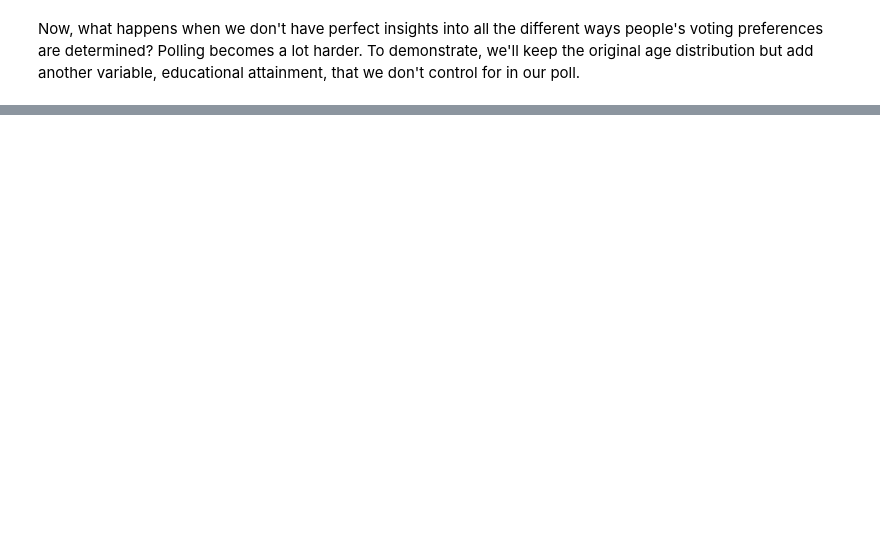
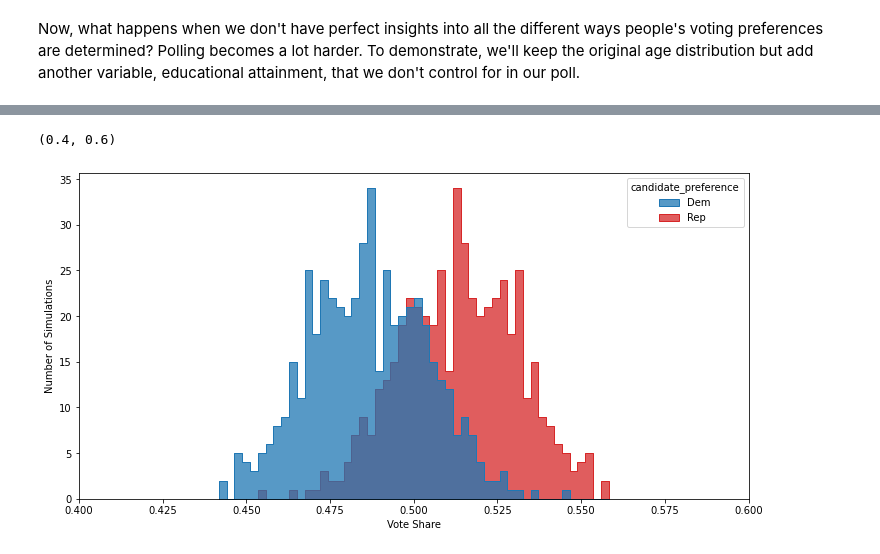
Before and after one commit to AndrewRook/polling_simulator, a Jupyter notebook: 5_obfuscated_demographics.ipynb, the cells around one changed output, grey strips where cells are left out. Saved outputs shown, nothing was run; the diff lists cells and outputs as text; code cells hidden in the pictures; blank space fills up the shorter version.

```diff
--- a/5_obfuscated_demographics.ipynb
+++ b/5_obfuscated_demographics.ipynb
@@ -105,9 +121,13 @@ demographics = [age_lt_30, age_between_30_50, age_between_50_65, age_ge_65]
 # %%
 np.random.seed(123)
-electorate = generate_electorate(1000000, demographics)
+electorate = generate_electorate(1000000, actual_demographics)
 # %%
-demographic_size = [
+actual_demographic_fractions = [
     demographic.population_segmentation.segment(electorate).sum() / len(electorate)
-    for demographic in demographics
+    for demographic in actual_demographics
 ]
-demographic_size
+assumed_demographic_fractions = [
+    demographic.population_segmentation.segment(electorate).sum() / len(electorate)
+    for demographic in assumed_demographics
+]
+actual_demographic_fractions, assumed_demographic_fractions
@@ -162,0 +204,20 @@ ax.set_xlim([0.40, 0.60])
+# %%
+# This cell may take ~10 minutes
+actual_stratified_poll_results = run_polls(
+    num_polls=500,
+    num_to_poll=1000,
+    electorate=electorate,
+    sampling_strategy=guaranteed_sample(max_num_attempts=1, screen_likely_voters=False),
+    aggregation_strategy=stratified_aggregation(actual_demographics, actual_demographic_fractions)
+)
+# %%
+fig, ax = plt.subplots(figsize=(12, 6))
+sns.histplot(
+    actual_stratified_poll_results[["Dem", "Rep"]], element="step", bins=50, ax=ax, alpha=0.75
+)
+ax.set_xlabel("Vote Share")
+ax.set_ylabel("Number of Simulations")
+ax.set_xlim([0.40, 0.60])
+# %% [output]
+(0.4, 0.6)
+[figure, added]
```
Also changed, not shown: parts of 11 cells of this notebook, 2 other files.
